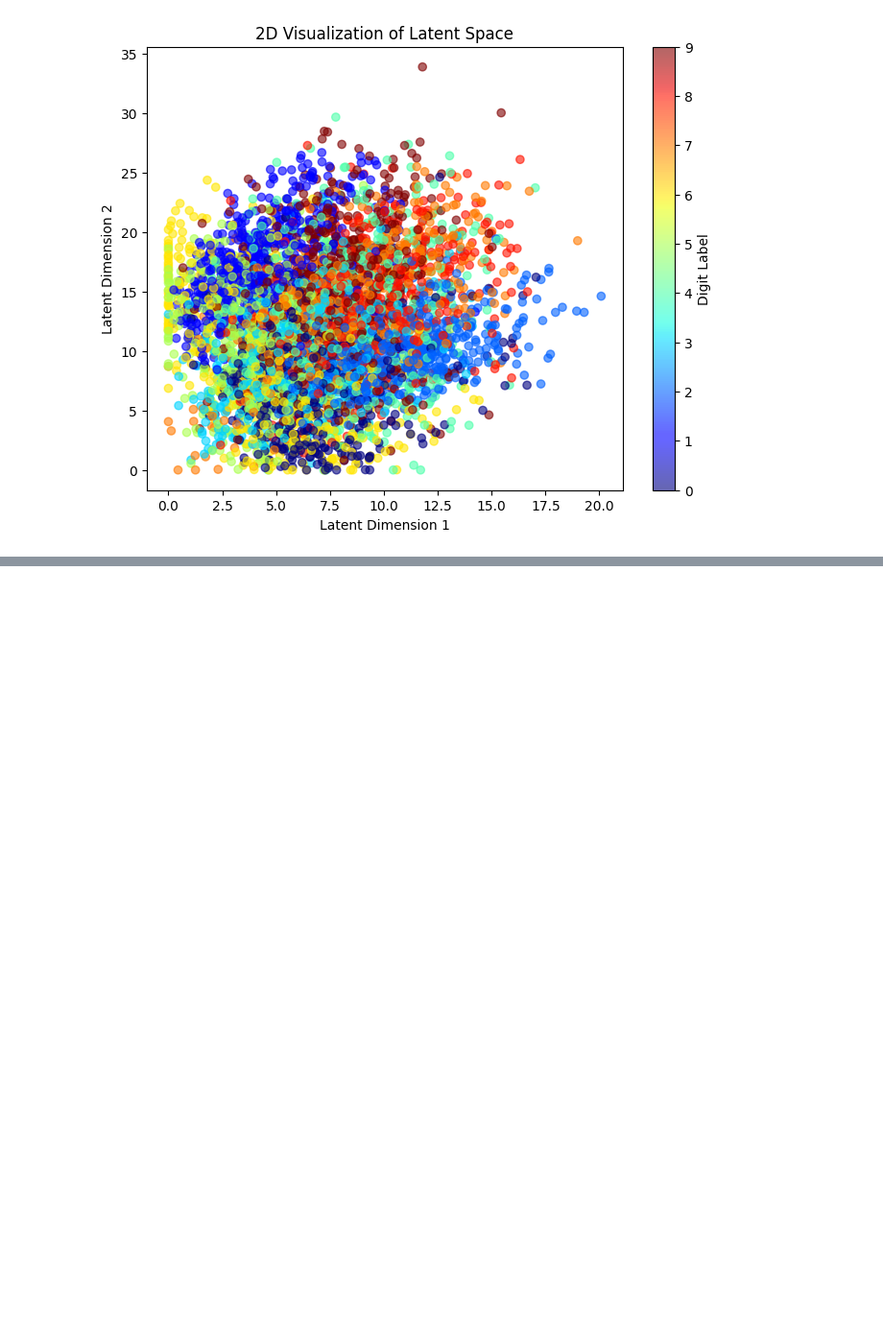
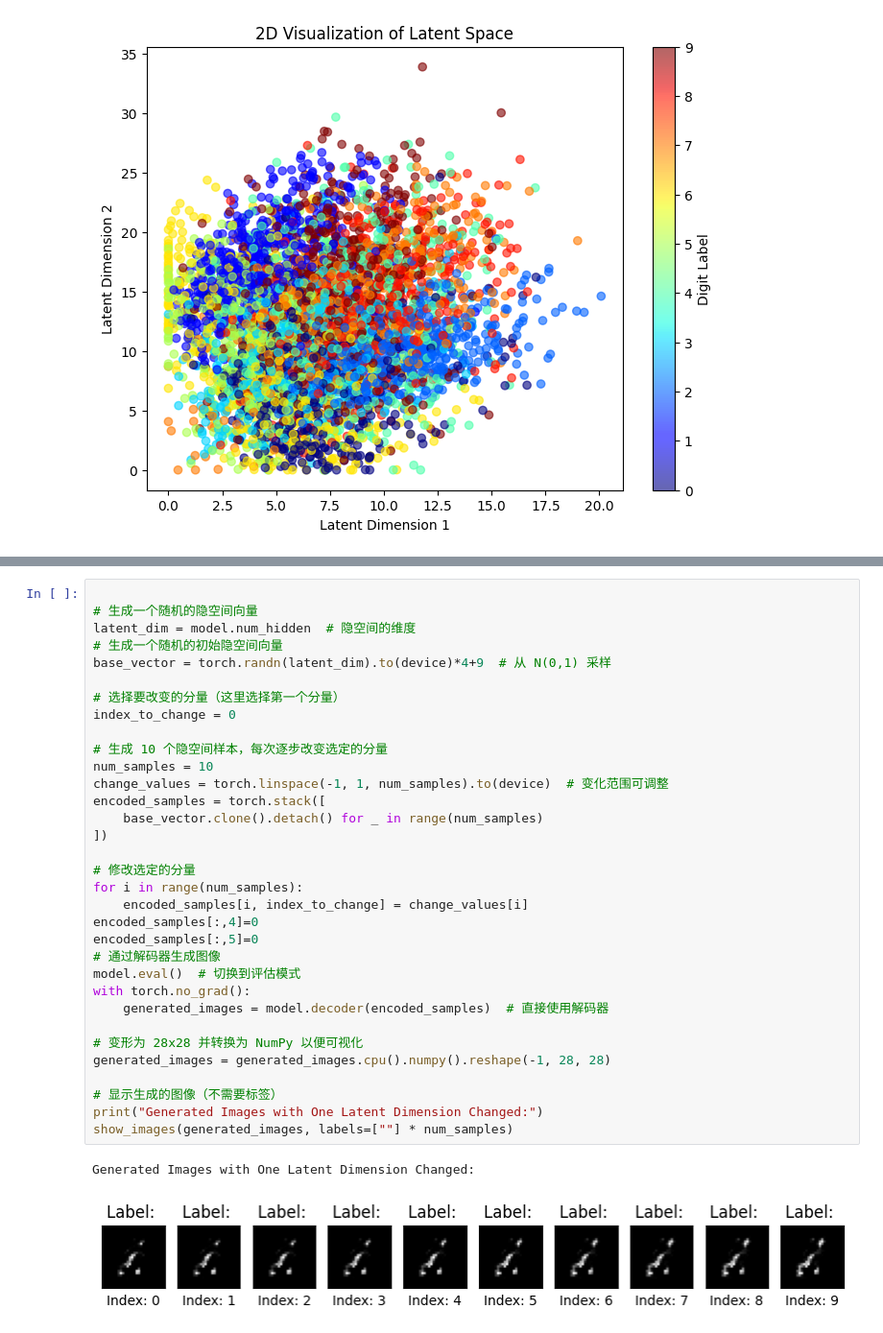
Before and after one commit to NJU-AIA/Learning, a Jupyter notebook: VAE/AE.ipynb, the cells around one changed output, grey strips where cells are left out. Shown: that part at 96% size. Drawn from its saved outputs; the diff is of its cells as text; blank space fills up the shorter version.

```diff
--- a/VAE/AE.ipynb
+++ b/VAE/AE.ipynb
@@ -387,0 +390,36 @@ Generated Images from Latent Space:
+# %%
+
+# 生成一个随机的隐空间向量
+latent_dim = model.num_hidden  # 隐空间的维度
+# 生成一个随机的初始隐空间向量
+base_vector = torch.randn(latent_dim).to(device)*4+9  # 从 N(0,1) 采样
+
+# 选择要改变的分量（这里选择第一个分量）
+index_to_change = 0
+
+# 生成 10 个隐空间样本，每次逐步改变选定的分量
+num_samples = 10
+change_values = torch.linspace(-1, 1, num_samples).to(device)  # 变化范围可调整
+encoded_samples = torch.stack([
+    base_vector.clone().detach() for _ in range(num_samples)
+])
+
+# 修改选定的分量
+for i in range(num_samples):
+    encoded_samples[i, index_to_change] = change_values[i]
+encoded_samples[:,4]=0
+encoded_samples[:,5]=0
+# 通过解码器生成图像
+model.eval()  # 切换到评估模式
+with torch.no_grad():
+    generated_images = model.decoder(encoded_samples)  # 直接使用解码器
+
+# 变形为 28x28 并转换为 NumPy 以便可视化
+generated_images = generated_images.cpu().numpy().reshape(-1, 28, 28)
+
+# 显示生成的图像（不需要标签）
+print("Generated Images with One Latent Dimension Changed:")
+show_images(generated_images, labels=[""] * num_samples)
+# %% [output]
+Generated Images with One Latent Dimension Changed:
+[figure, added]
```
Also changed, not shown: parts of 4 cells of this notebook, 1 other file.
